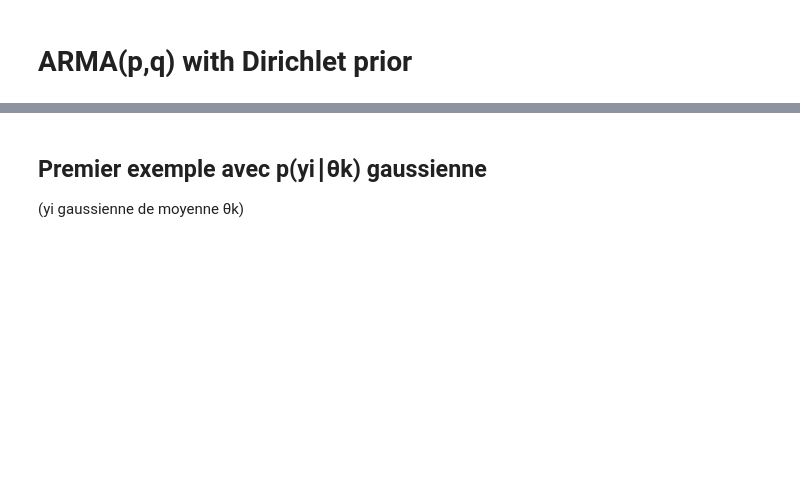
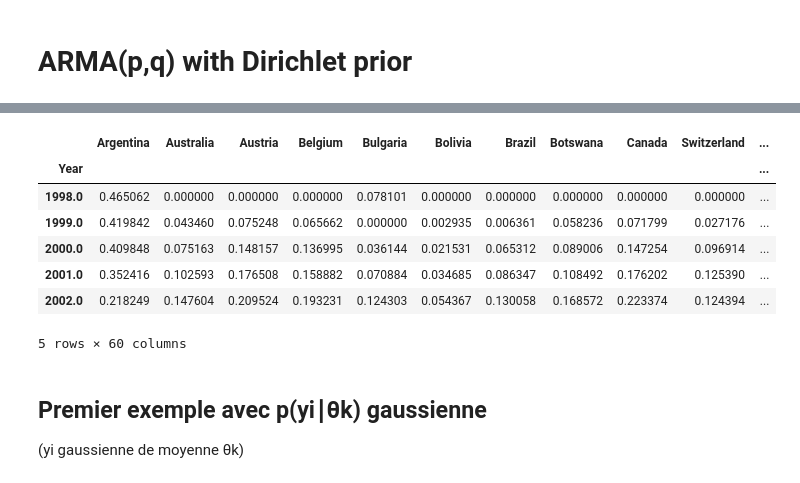
Before and after one commit to AminaManseur29/Bayesian_statistics_project, a Jupyter notebook: Model/Application_1.ipynb, the cells around one changed output, grey strips where cells are left out. Drawn from its saved outputs; the diff is of its cells as text; code cells hidden in the pictures; blank space fills up the shorter version.

```diff
--- a/Model/Application_1.ipynb
+++ b/Model/Application_1.ipynb
@@ -29,3 +38,14 @@ GDP.head()
+# %%
+GDP_27.head()
+# %% [output]
+|  | Argentina | Australia | Austria | Belgium | Bulgaria | Bolivia | Brazil | Botswana | Canada | Switzerland | ... |
+| Year |  |  |  |  |  |  |  |  |  |  | ... |
+| 1998.0 | 0.465062 | 0.000000 | 0.000000 | 0.000000 | 0.078101 | 0.000000 | 0.000000 | 0.000000 | 0.000000 | 0.000000 | ... |
+| 1999.0 | 0.419842 | 0.043460 | 0.075248 | 0.065662 | 0.000000 | 0.002935 | 0.006361 | 0.058236 | 0.071799 | 0.027176 | ... |
+| 2000.0 | 0.409848 | 0.075163 | 0.148157 | 0.136995 | 0.036144 | 0.021531 | 0.065312 | 0.089006 | 0.147254 | 0.096914 | ... |
+| 2001.0 | 0.352416 | 0.102593 | 0.176508 | 0.158882 | 0.070884 | 0.034685 | 0.086347 | 0.108492 | 0.176202 | 0.125390 | ... |
+| 2002.0 | 0.218249 | 0.147604 | 0.209524 | 0.193231 | 0.124303 | 0.054367 | 0.130058 | 0.168572 | 0.223374 | 0.124394 | ... |
+5 rows × 60 columns
 # %% [markdown]
 ## Premier exemple avec p(yi∣θk) gaussienne
 (yi gaussienne de moyenne θk)
```
Also changed, not shown: parts of 12 cells of this notebook, 9 other files.
